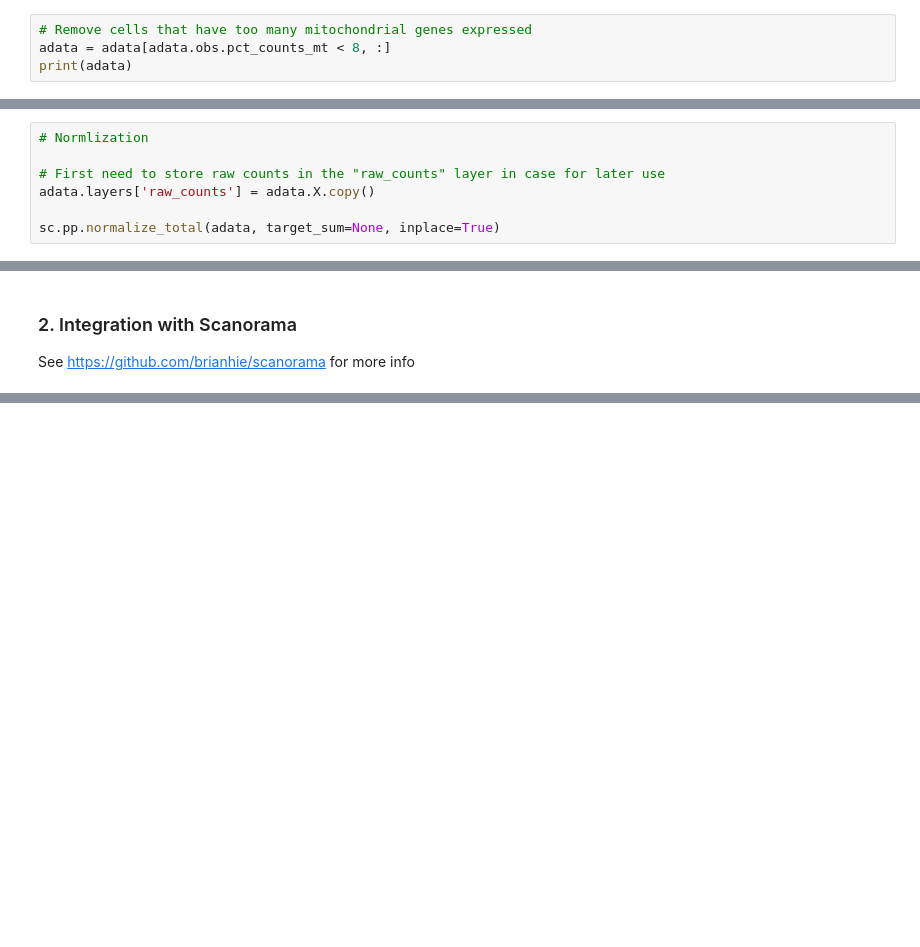
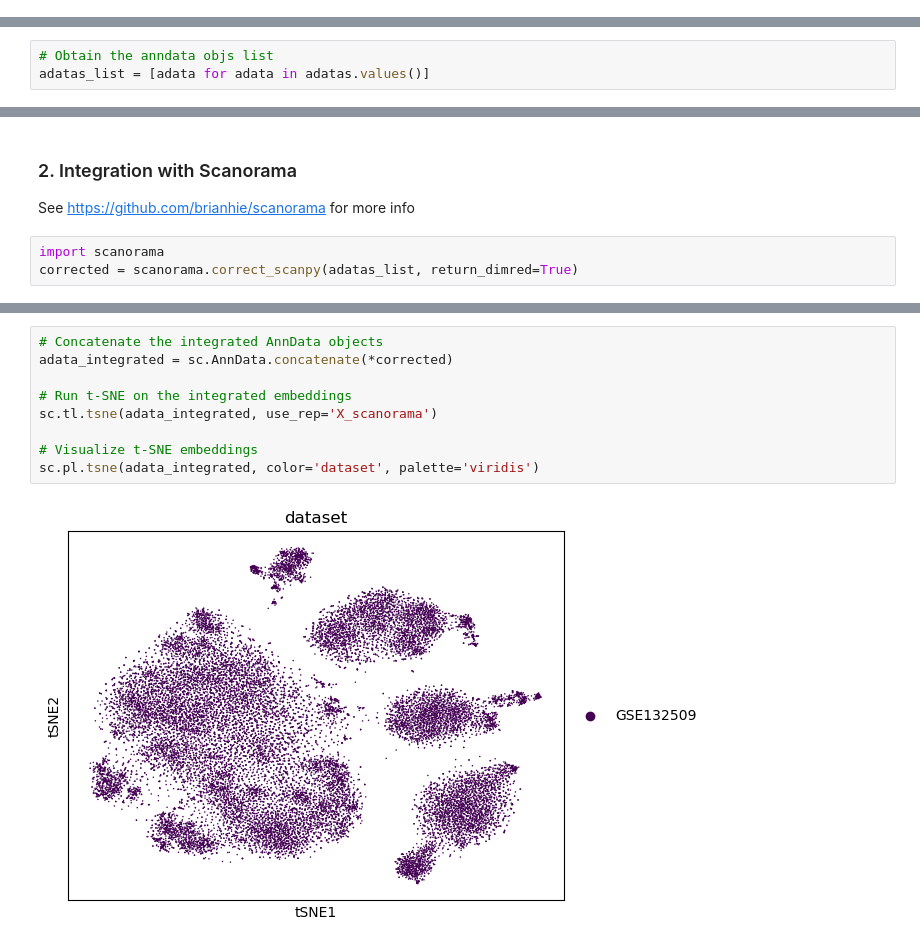
Before and after one commit to tuonglab/pan-paedcancer-scrnaseq, a Jupyter notebook: notebooks/integration.ipynb, the cells around one changed output, grey strips where cells are left out. Drawn from its saved outputs; the diff is of its cells as text; blank space fills up the shorter version.

Commit message:
Attempt to integrate one dataset

```diff
--- a/notebooks/integration.ipynb
+++ b/notebooks/integration.ipynb
@@ -70,4 +67,0 @@ AC240274.1        0.016151              98.384926          36.0
-# %%
-# Remove cells that have too many mitochondrial genes expressed
-adata = adata[adata.obs.pct_counts_mt < 8, :]
-print(adata)
@@ -78,7 +67,0 @@ View of AnnData object with n_obs × n_vars = 2195 × 14405
-# %%
-# Normlization
-
-# First need to store raw counts in the "raw_counts" layer in case for later use
-adata.layers['raw_counts'] = adata.X.copy()
-
-sc.pp.normalize_total(adata, target_sum=None, inplace=True)
@@ -106,0 +68,3 @@ Filtered out `2229 - 2195 = 34` cells that have more than 8% mitochondrial reads
+# %%
+# Obtain the anndata objs list
+adatas_list = [adata for adata in adatas.values()]
@@ -108,3 +90,6 @@ Filtered out `2229 - 2195 = 34` cells that have more than 8% mitochondrial reads
 ### 2. Integration with Scanorama
 
 See https://github.com/brianhie/scanorama for more info
+# %%
+import scanorama
+corrected = scanorama.correct_scanpy(adatas_list, return_dimred=True)
@@ -110,0 +134,11 @@ See https://github.com/brianhie/scanorama for more info
+# %%
+# Concatenate the integrated AnnData objects
+adata_integrated = sc.AnnData.concatenate(*corrected)
+
+# Run t-SNE on the integrated embeddings
+sc.tl.tsne(adata_integrated, use_rep='X_scanorama')
+
+# Visualize t-SNE embeddings
+sc.pl.tsne(adata_integrated, color='dataset', palette='viridis')
+# %% [output]
+[figure, added]
```
Also changed, not shown: parts of 14 cells of this notebook.
